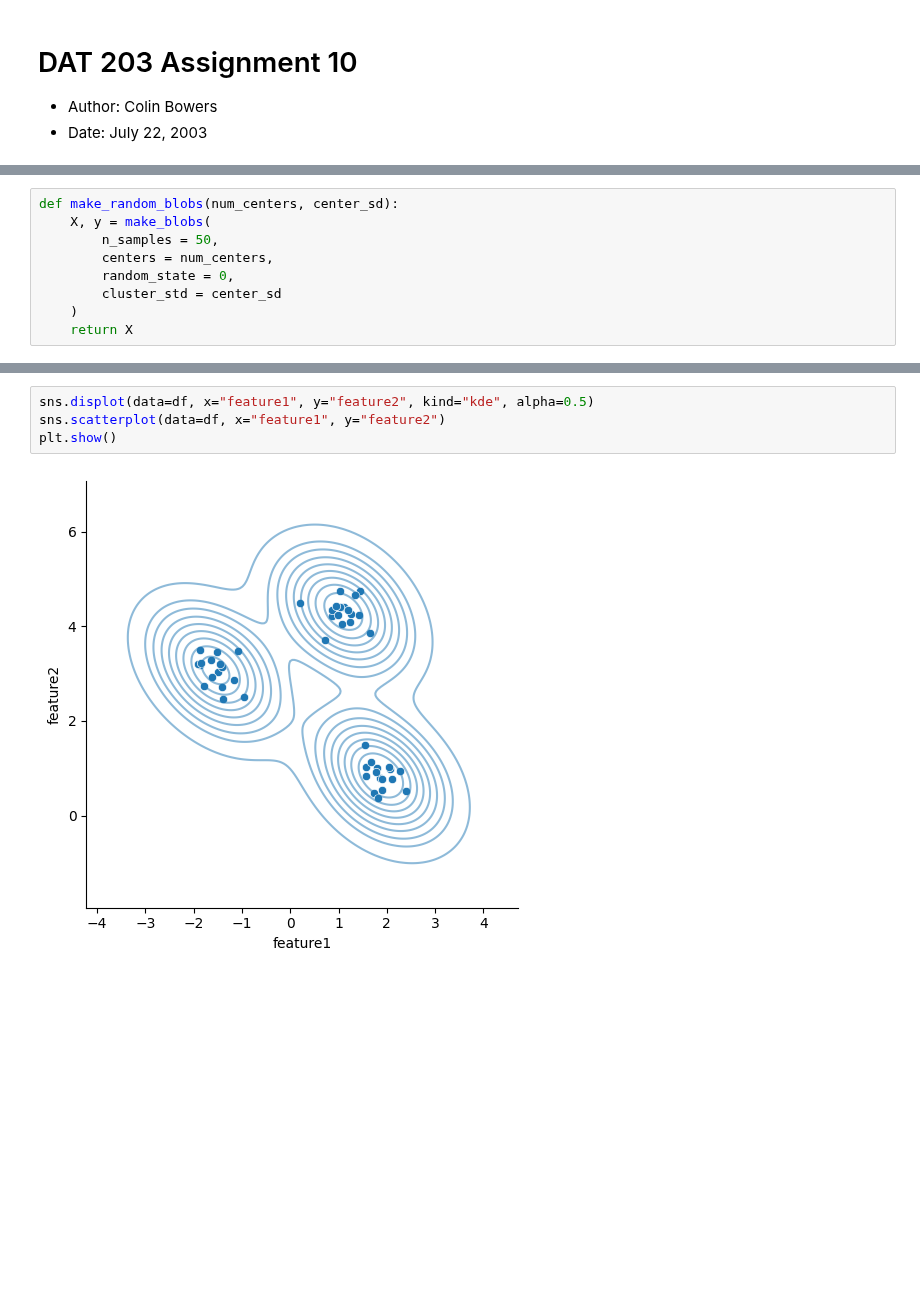
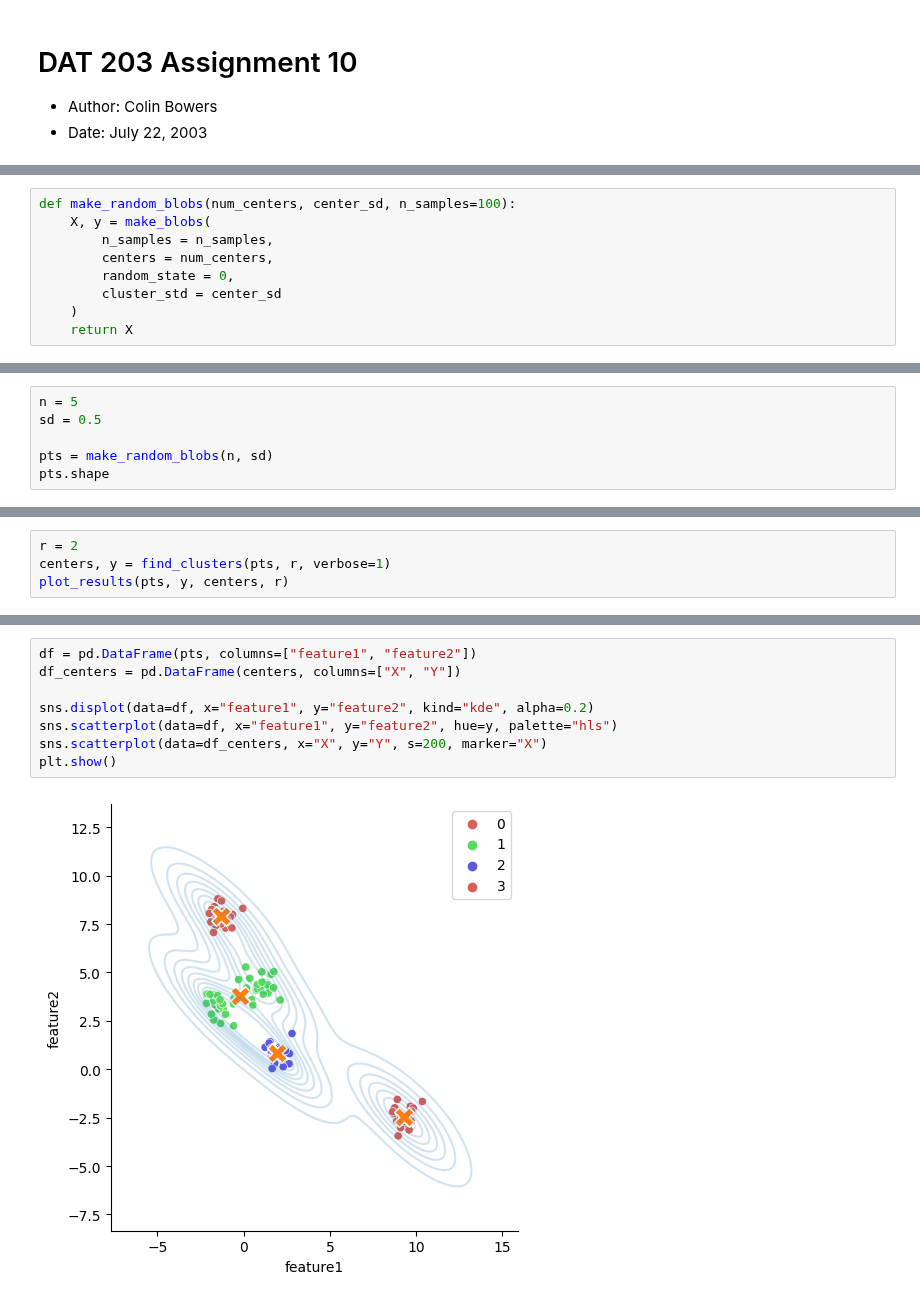
Before and after one commit to straylight77/data-sci-learning, a Jupyter notebook: dat203/lab10.ipynb, the cells around one changed output, grey strips where cells are left out. Cells and saved outputs as stored; diff of their text form; blank space fills up the shorter version.

```diff
--- a/dat203/lab10.ipynb
+++ b/dat203/lab10.ipynb
@@ -19,7 +95,7 @@ import random
 # %%
-def make_random_blobs(num_centers, center_sd):
+def make_random_blobs(num_centers, center_sd, n_samples=100):
     X, y = make_blobs(
-        n_samples = 50,
+        n_samples = n_samples,
         centers = num_centers,
         random_state = 0,
         cluster_std = center_sd
@@ -31,0 +118,6 @@ df = pd.DataFrame(X, columns=["feature1", "feature2"])
+# %%
+n = 5
+sd = 0.5
+
+pts = make_random_blobs(n, sd)
+pts.shape
@@ -31,0 +126,4 @@ df = pd.DataFrame(X, columns=["feature1", "feature2"])
+# %%
+r = 2
+centers, y = find_clusters(pts, r, verbose=1)
+plot_results(pts, y, centers, r)
@@ -32,6 +133,10 @@ df = pd.DataFrame(X, columns=["feature1", "feature2"])
 # %%
-sns.displot(data=df, x="feature1", y="feature2", kind="kde", alpha=0.5)
-sns.scatterplot(data=df, x="feature1", y="feature2")
+df = pd.DataFrame(pts, columns=["feature1", "feature2"])
+df_centers = pd.DataFrame(centers, columns=["X", "Y"])
+
+sns.displot(data=df, x="feature1", y="feature2", kind="kde", alpha=0.2)
+sns.scatterplot(data=df, x="feature1", y="feature2", hue=y, palette="hls")
+sns.scatterplot(data=df_centers, x="X", y="Y", s=200, marker="X")
 plt.show()
 # %% [output]
-[figure, old version]
+[figure, new version]
```
Also changed, not shown: parts of 20 cells of this notebook.
